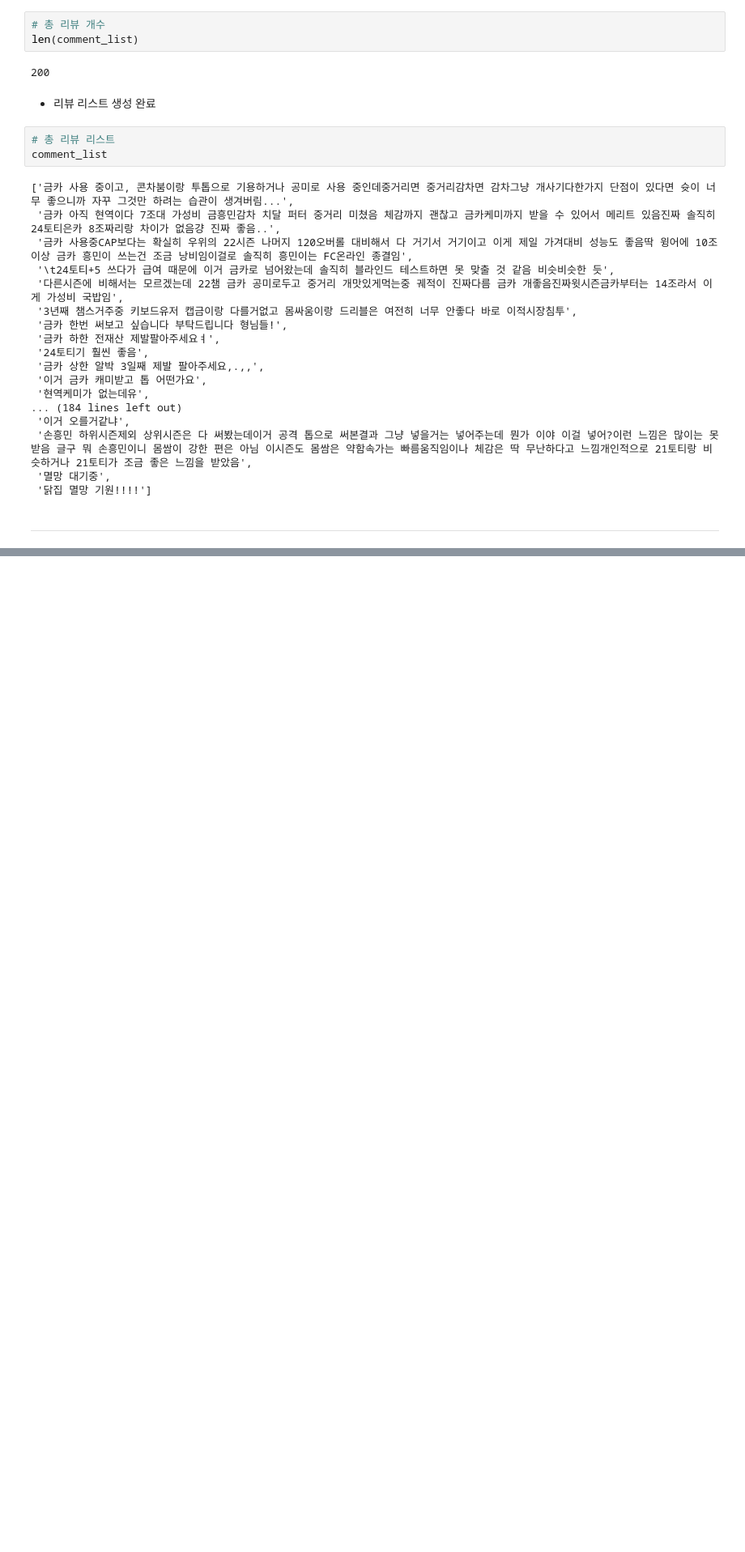
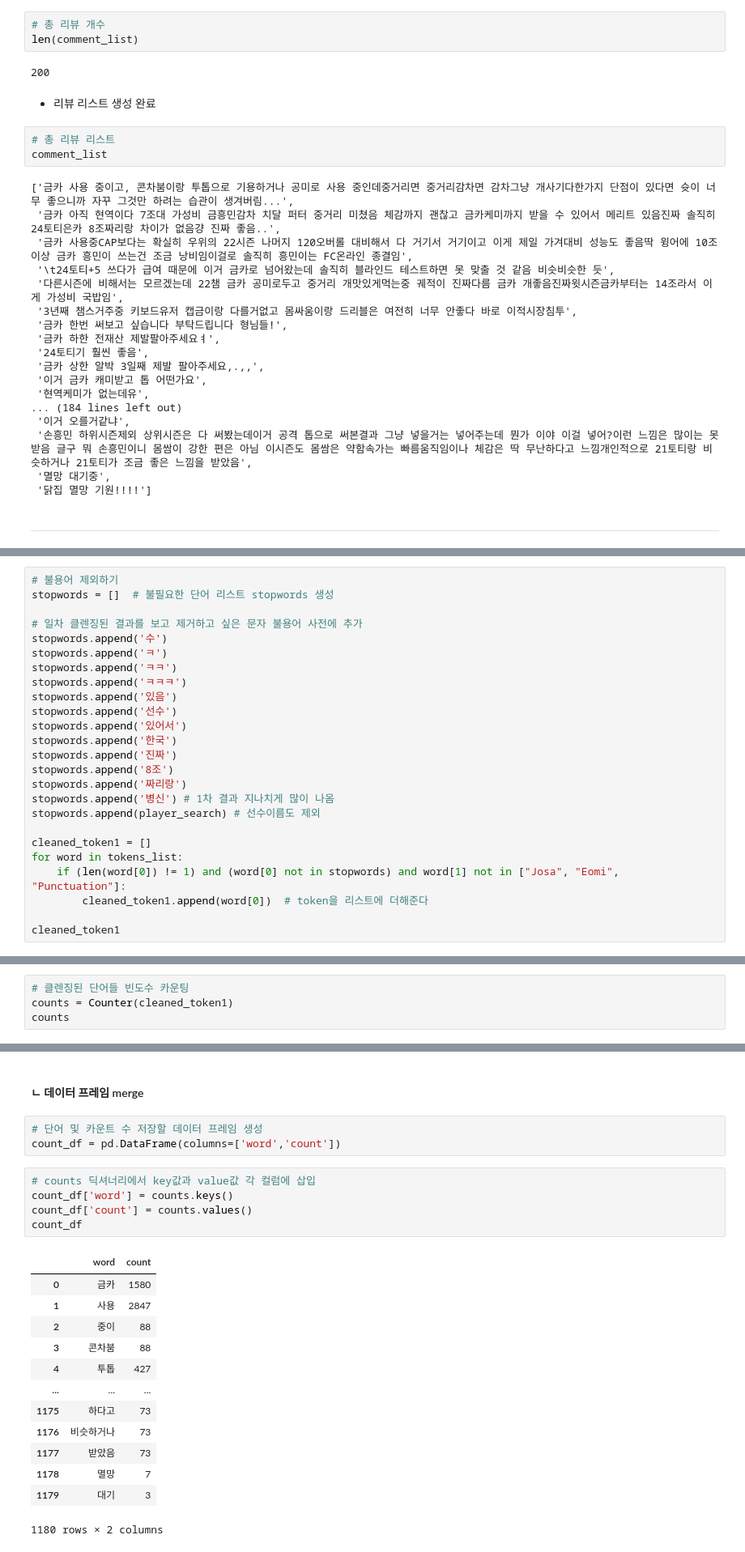
Before and after one commit to harrym8n/Proj_FConline, a Jupyter notebook: inven_data_scrapping.ipynb, the cells around one changed output, grey strips where cells are left out. Shown: that part at 81% size. Cells and saved outputs as stored; diff of their text form; blank space fills up the shorter version.

```diff
--- a/inven_data_scrapping.ipynb
+++ b/inven_data_scrapping.ipynb
@@ -134,0 +193,25 @@ comment_list
+# %%
+# 불용어 제외하기
+stopwords = []  # 불필요한 단어 리스트 stopwords 생성
+
+# 일차 클렌징된 결과를 보고 제거하고 싶은 문자 불용어 사전에 추가
+stopwords.append('수')
+stopwords.append('ㅋ')
+stopwords.append('ㅋㅋ')
+stopwords.append('ㅋㅋㅋ')
+stopwords.append('있음')
+stopwords.append('선수')
+stopwords.append('있어서')
+stopwords.append('한국')
+stopwords.append('진짜')
+stopwords.append('8조')
+stopwords.append('짜리랑')
+stopwords.append('병신') # 1차 결과 지나치게 많이 나옴
+stopwords.append(player_search) # 선수이름도 제외
+
+cleaned_token1 = []
+for word in tokens_list:
+    if (len(word[0]) != 1) and (word[0] not in stopwords) and word[1] not in ["Josa", "Eomi", "Punctuation"]:
+        cleaned_token1.append(word[0])  # token을 리스트에 더해준다
+
+cleaned_token1
@@ -134,0 +236,4 @@ comment_list
+# %%
+# 클렌징된 단어들 빈도수 카운팅
+counts = Counter(cleaned_token1)
+counts
@@ -134,0 +324,24 @@ comment_list
+# %% [markdown]
+#### ㄴ 데이터 프레임 merge
+# %%
+# 단어 및 카운트 수 저장할 데이터 프레임 생성
+count_df = pd.DataFrame(columns=['word','count'])
+# %%
+# counts 딕셔너리에서 key값과 value값 각 컬럼에 삽입
+count_df['word'] = counts.keys()
+count_df['count'] = counts.values()
+count_df
+# %% [output]
+|  | word | count |
+| 0 | 금카 | 1580 |
+| 1 | 사용 | 2847 |
+| 2 | 중이 | 88 |
+| 3 | 콘차붐 | 88 |
+| 4 | 투톱 | 427 |
+| ... | ... | ... |
+| 1175 | 하다고 | 73 |
+| 1176 | 비슷하거나 | 73 |
+| 1177 | 받았음 | 73 |
+| 1178 | 멸망 | 7 |
+| 1179 | 대기 | 3 |
+1180 rows × 2 columns
```
Also changed, not shown: parts of 35 cells of this notebook, 1 other file.
